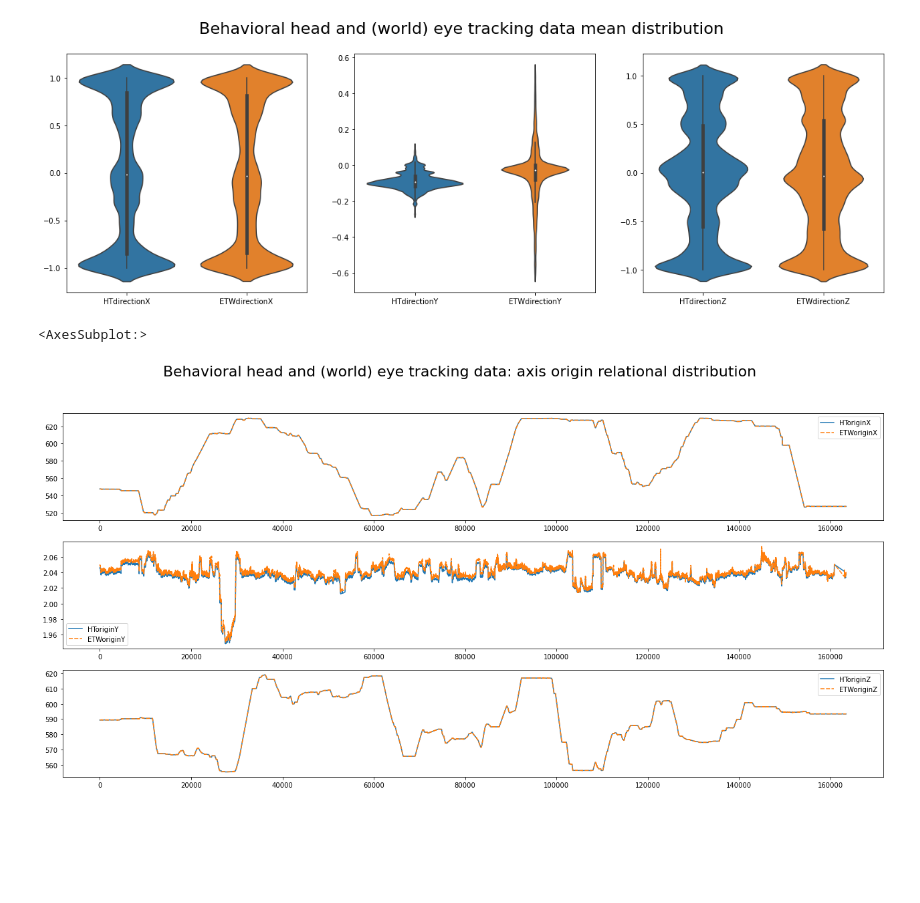
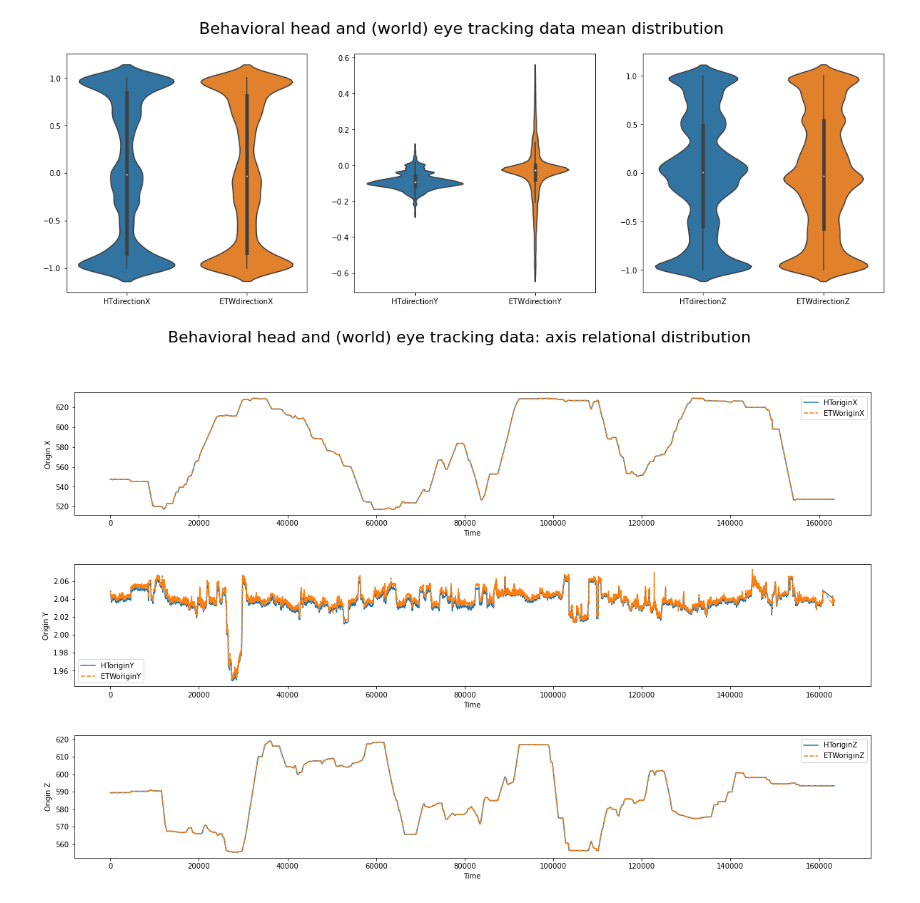
Before and after one commit to JohnMadrid/VillageBehavioralWalk, a Jupyter notebook: positions_filtering.ipynb, the cells around one changed output. Saved outputs shown, nothing was run; the diff lists cells and outputs as text; code cells hidden in the pictures; blank space fills up the shorter version.

Commit message:
axis relational directions

```diff
--- a/positions_filtering.ipynb
+++ b/positions_filtering.ipynb
@@ -412,16 +412,22 @@ sns.violinplot(data=filtered_df[['HTdirectionZ', 'ETWdirectionZ']], ax=ax[2])
 <AxesSubplot:>
 [figure]
 # %%
-fig, ax = plt.subplots(3,1, figsize=(22, 10))
+fig, ax = plt.subplots(3,1, figsize=(20, 12))
 
-fig.suptitle("Behavioral head and (world) eye tracking data: axis origin relational distribution", fontsize=22)
+fig.suptitle("Behavioral head and (world) eye tracking data: axis relational distribution", fontsize=22)
 
 # d = filtered_df[['HToriginX','ETWoriginX','HToriginZ', 'ETWoriginZ']]
 
 sns.lineplot(data=filtered_df[['HToriginX','ETWoriginX']], ax=ax[0])
+ax[0].set_xlabel('Time')
+ax[0].set_ylabel('Origin X')
 sns.lineplot(data=filtered_df[['HToriginY', 'ETWoriginY']], ax=ax[1])
+ax[1].set_xlabel('Time')
+ax[1].set_ylabel('Origin Y')
 sns.lineplot(data=filtered_df[['HToriginZ', 'ETWoriginZ']], ax=ax[2])
+ax[2].set_xlabel('Time')
+ax[2].set_ylabel('Origin Z')
+fig.subplots_adjust(hspace=0.4)
 # %% [output]
-<AxesSubplot:>
-[figure, old version]
+[figure, new version]
 # %%
```
Also changed, not shown: parts of 1 cell of this notebook.
